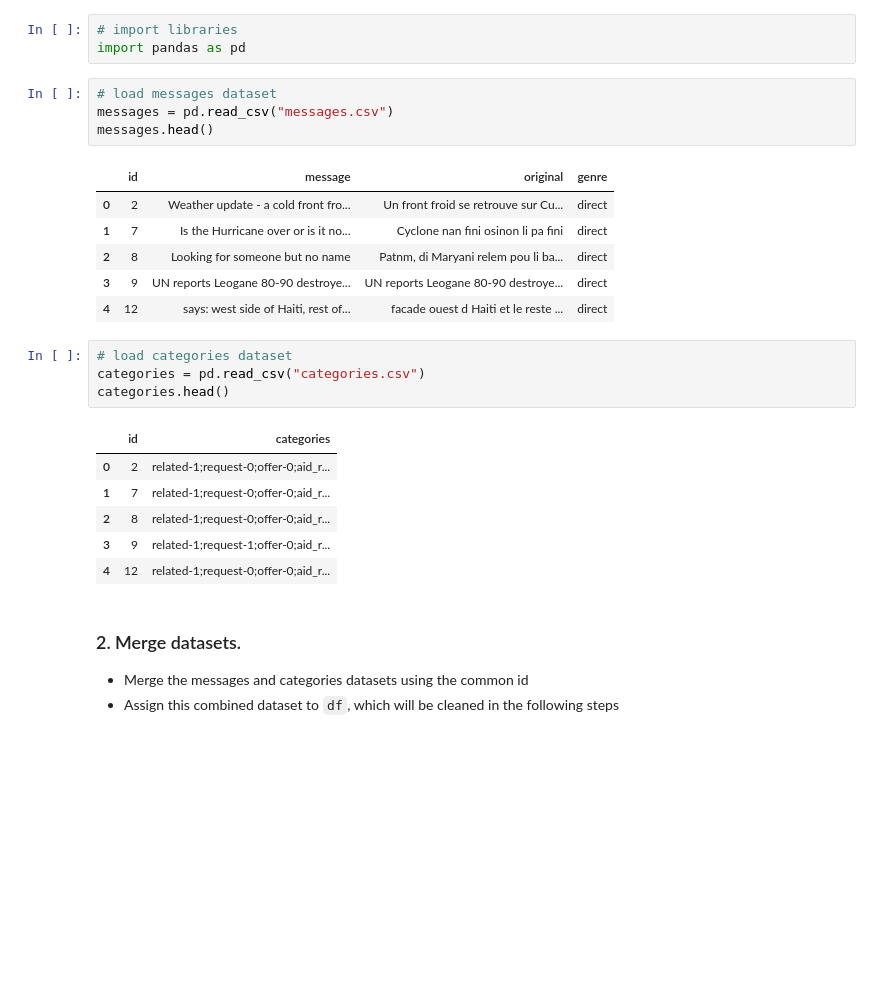
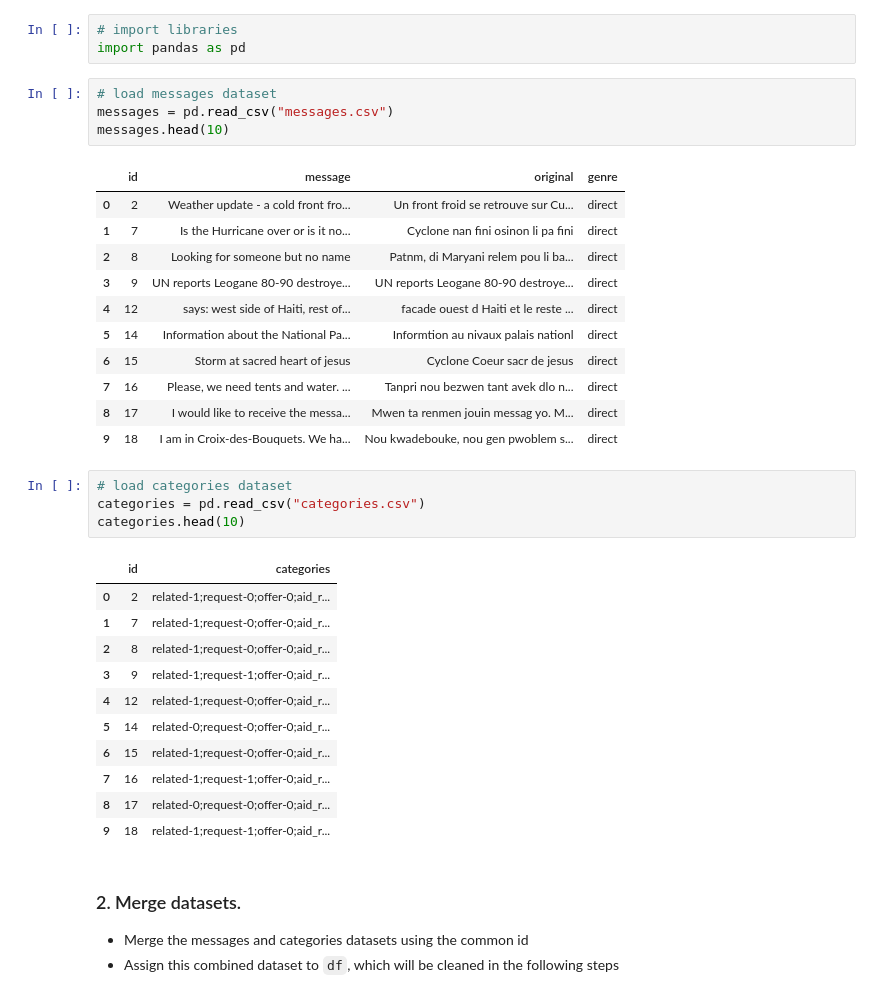
Before and after one commit to nd-minh/disaster-pipeline, a Jupyter notebook: ETL Pipeline Preparation.ipynb, the cells around one changed output. Cells and saved outputs as stored; diff of their text form; blank space fills up the shorter version.

```diff
--- a/ETL Pipeline Preparation.ipynb
+++ b/ETL Pipeline Preparation.ipynb
@@ -12,18 +12,23 @@ import pandas as pd
 # %%
 # load messages dataset
 messages = pd.read_csv("messages.csv")
-messages.head()
+messages.head(10)
 # %% [output]
 |  | id | message | original | genre |
 | 0 | 2 | Weather update - a cold front fro... | Un front froid se retrouve sur Cu... | direct |
 | 1 | 7 | Is the Hurricane over or is it no... | Cyclone nan fini osinon li pa fini | direct |
 | 2 | 8 | Looking for someone but no name | Patnm, di Maryani relem pou li ba... | direct |
 | 3 | 9 | UN reports Leogane 80-90 destroye... | UN reports Leogane 80-90 destroye... | direct |
 | 4 | 12 | says: west side of Haiti, rest of... | facade ouest d Haiti et le reste ... | direct |
+| 5 | 14 | Information about the National Pa... | Informtion au nivaux palais nationl | direct |
+| 6 | 15 | Storm at sacred heart of jesus | Cyclone Coeur sacr de jesus | direct |
+| 7 | 16 | Please, we need tents and water. ... | Tanpri nou bezwen tant avek dlo n... | direct |
+| 8 | 17 | I would like to receive the messa... | Mwen ta renmen jouin messag yo. M... | direct |
+| 9 | 18 | I am in Croix-des-Bouquets. We ha... | Nou kwadebouke, nou gen pwoblem s... | direct |
 # %%
 # load categories dataset
 categories = pd.read_csv("categories.csv")
-categories.head()
+categories.head(10)
 # %% [output]
 |  | id | categories |
 | 0 | 2 | related-1;request-0;offer-0;aid_r... |
@@ -31,6 +36,11 @@ categories.head()
 | 2 | 8 | related-1;request-0;offer-0;aid_r... |
 | 3 | 9 | related-1;request-1;offer-0;aid_r... |
 | 4 | 12 | related-1;request-0;offer-0;aid_r... |
+| 5 | 14 | related-0;request-0;offer-0;aid_r... |
+| 6 | 15 | related-1;request-0;offer-0;aid_r... |
+| 7 | 16 | related-1;request-1;offer-0;aid_r... |
+| 8 | 17 | related-0;request-0;offer-0;aid_r... |
+| 9 | 18 | related-1;request-1;offer-0;aid_r... |
 # %% [markdown]
 ### 2. Merge datasets.
 - Merge the messages and categories datasets using the common id
```
Also changed, not shown: 5 other files.
